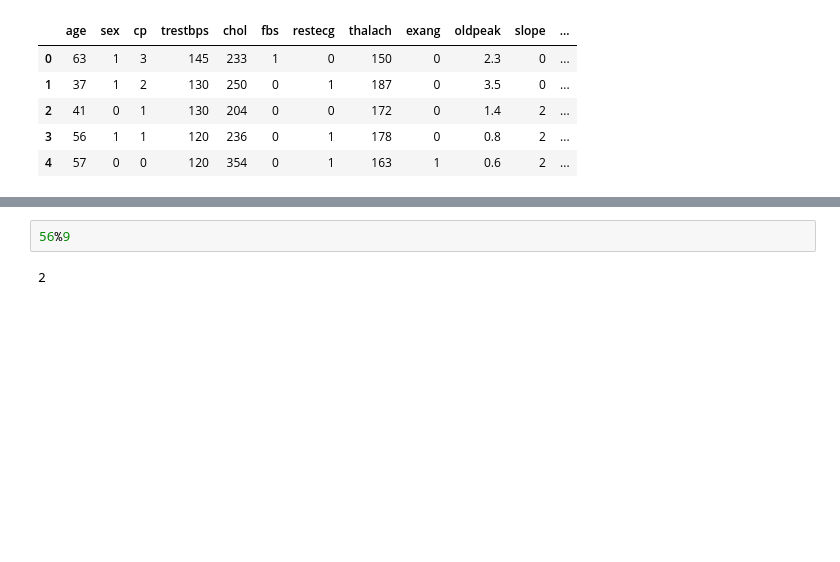
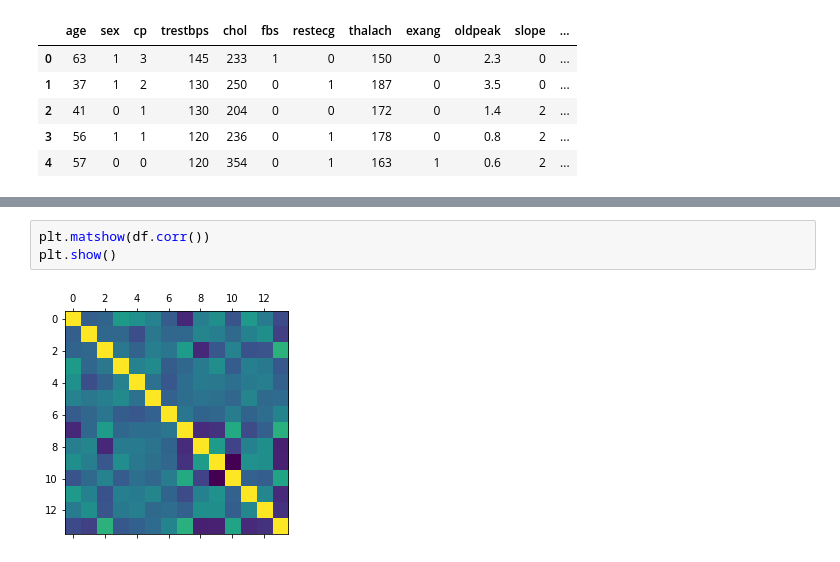
Before and after one commit to jjacisin/heart_analysis, a Jupyter notebook: heart_data_analysis.ipynb, the cells around one changed output, grey strips where cells are left out. Cells and saved outputs as stored; diff of their text form; blank space fills up the shorter version.

```diff
--- a/heart_data_analysis.ipynb
+++ b/heart_data_analysis.ipynb
@@ -56,7 +57,8 @@ df.describe()
 | 50% | 55.000000 | 1.000000 | 1.000000 | 130.000000 | 240.000000 | 0.000000 | 1.000000 | 153.000000 | 0.000000 | 0.800000 | 1.000000 | ... |
 | 75% | 61.000000 | 1.000000 | 2.000000 | 140.000000 | 274.500000 | 0.000000 | 1.000000 | 166.000000 | 1.000000 | 1.600000 | 2.000000 | ... |
 | max | 77.000000 | 1.000000 | 3.000000 | 200.000000 | 564.000000 | 1.000000 | 2.000000 | 202.000000 | 1.000000 | 6.200000 | 2.000000 | ... |
-# %%
-56%9
-# %% [output]
-2
+# %%
+plt.matshow(df.corr())
+plt.show()
+# %% [output]
+[figure, added]
```
Also changed, not shown: parts of 3 cells of this notebook.
